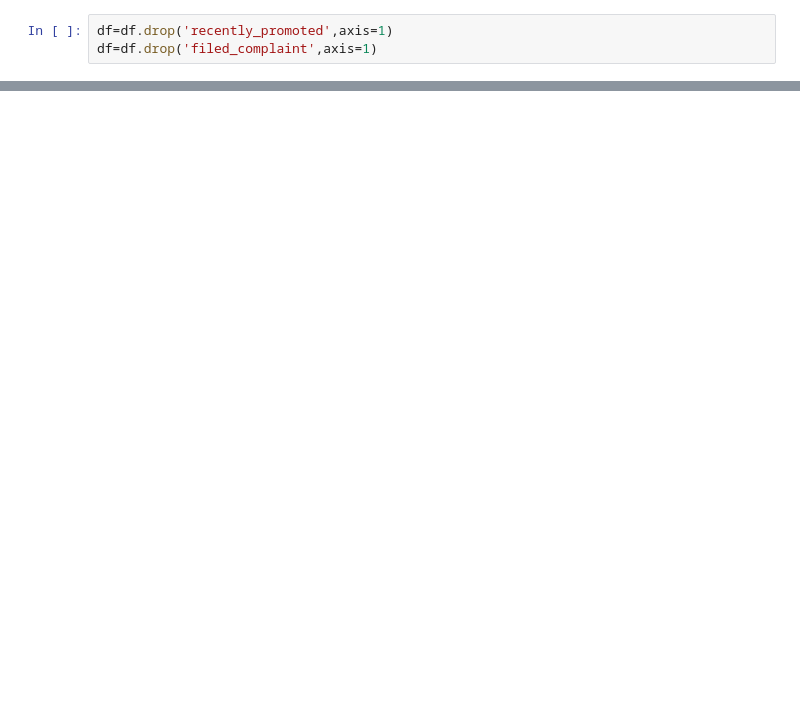
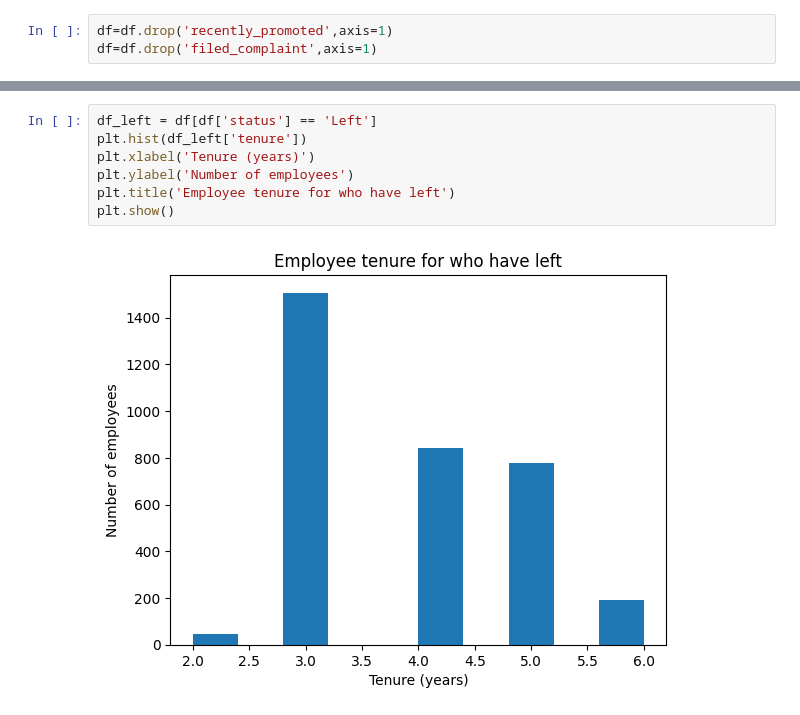
Before and after one commit to Deyonrose/labexercises, a Jupyter notebook: 2348513_lab7.ipynb, the cells around one changed output, grey strips where cells are left out. Drawn from its saved outputs; the diff is of its cells as text; blank space fills up the shorter version.

```diff
--- a/2348513_lab7.ipynb
+++ b/2348513_lab7.ipynb
@@ -68,0 +86,9 @@ df= df.fillna(method='ffill')
+# %%
+df_left = df[df['status'] == 'Left']
+plt.hist(df_left['tenure'])
+plt.xlabel('Tenure (years)')
+plt.ylabel('Number of employees')
+plt.title('Employee tenure for who have left')
+plt.show()
+# %% [output]
+[figure, added]
```
Also changed, not shown: parts of 32 cells of this notebook.
